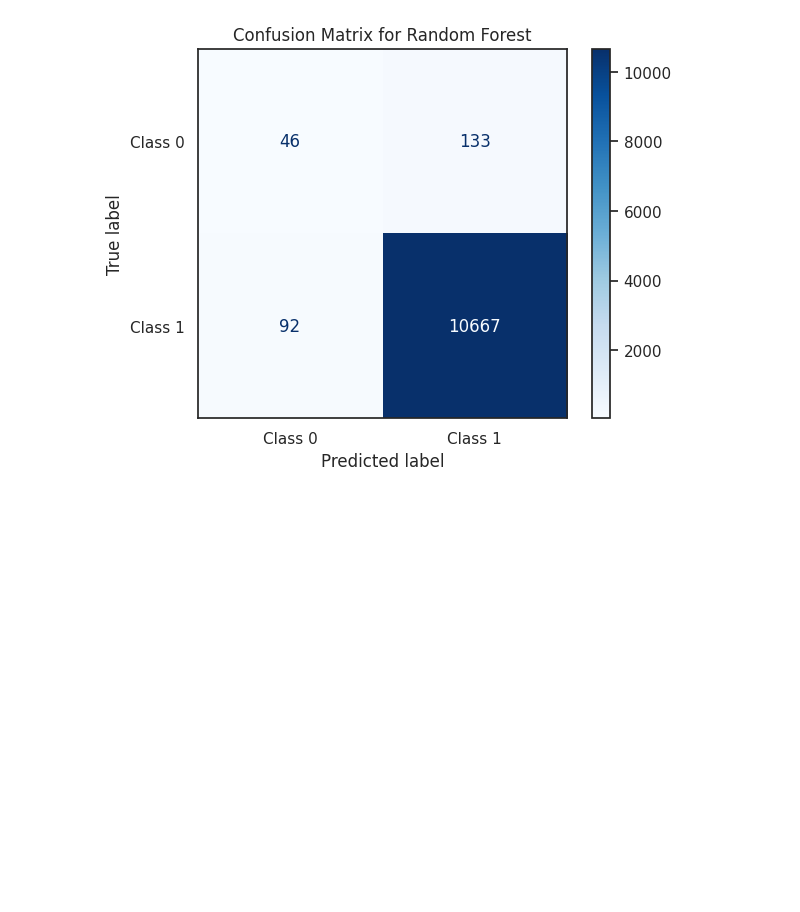
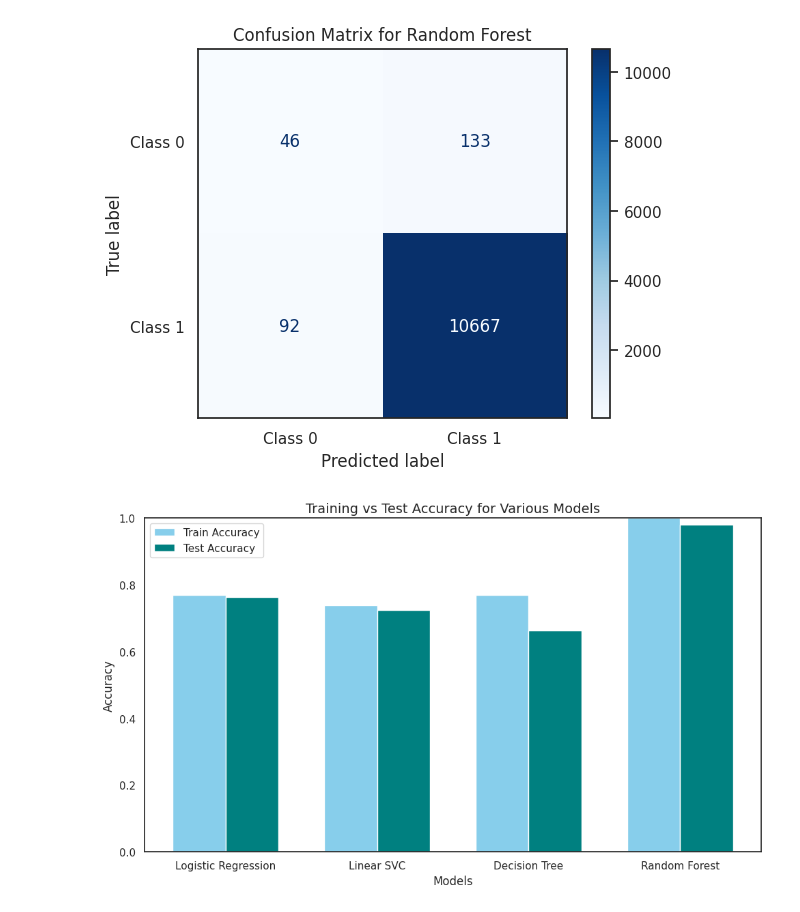
Before and after one commit to fazmila/Project, a Jupyter notebook: Project.ipynb, the cells around one changed output. Cells and saved outputs as stored; diff of their text form; code cells hidden in the pictures; blank space fills up the shorter version.

```diff
--- a/Project.ipynb
+++ b/Project.ipynb
@@ -1295,3 +1295,45 @@ for model_name, model in models.items():
 [figure]
 [figure]
 [figure]
+# %%
+# Initialize dictionaries to store accuracies
+train_accuracies = {}
+test_accuracies = {}
+
+# Calculate accuracies for each model
+for name, model in models.items():
+    model.fit(X_train_smote, y_train_smote)
+
+    # Training accuracy
+    y_train_pred = model.predict(X_train_smote)
+    train_accuracies[name] = accuracy_score(y_train_smote, y_train_pred)
+
+    # Test accuracy
+    y_test_pred = model.predict(X_test)
+    test_accuracies[name] = accuracy_score(y_test, y_test_pred)
+
+# Plot accuracies
+fig, ax = plt.subplots(figsize=(10, 6))
+
+# Bar width
+bar_width = 0.35
+index = range(len(models))
+
+# Create bars for train and test accuracies
+bar1 = ax.bar(index, train_accuracies.values(), bar_width, label='Train Accuracy', color='skyblue')
+bar2 = ax.bar([i + bar_width for i in index], test_accuracies.values(), bar_width, label='Test Accuracy', color='teal')
+
+# Add labels and title
+ax.set_xlabel('Models', fontsize=12)
+ax.set_ylabel('Accuracy', fontsize=12)
+ax.set_title('Training vs Test Accuracy for Various Models', fontsize=14)
+ax.set_xticks([i + bar_width / 2 for i in index])
+ax.set_xticklabels(models.keys())
+ax.set_ylim(0, 1)  # Accuracy is between 0 and 1
+ax.legend()
+
+# Show the plot
+plt.tight_layout()
+plt.show()
+# %% [output]
+[figure, added]
```
Also changed, not shown: parts of 1 cell of this notebook.
